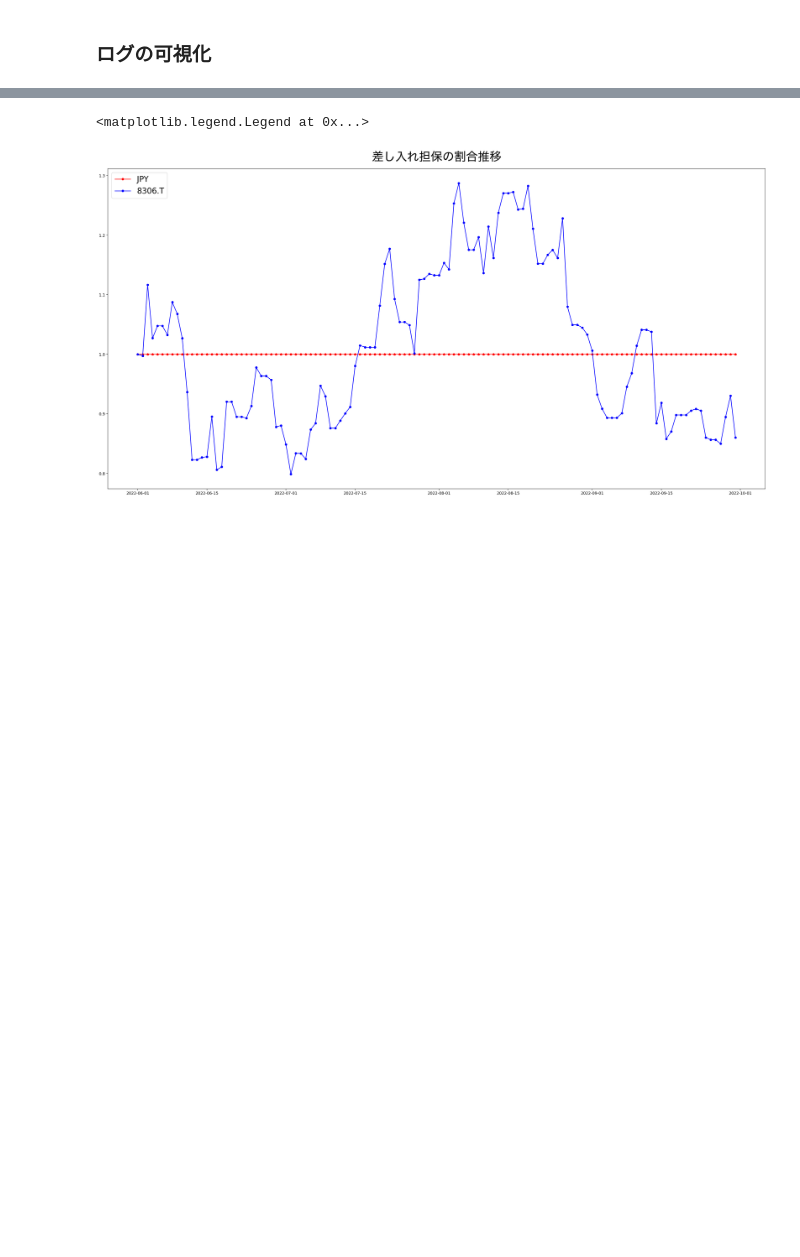
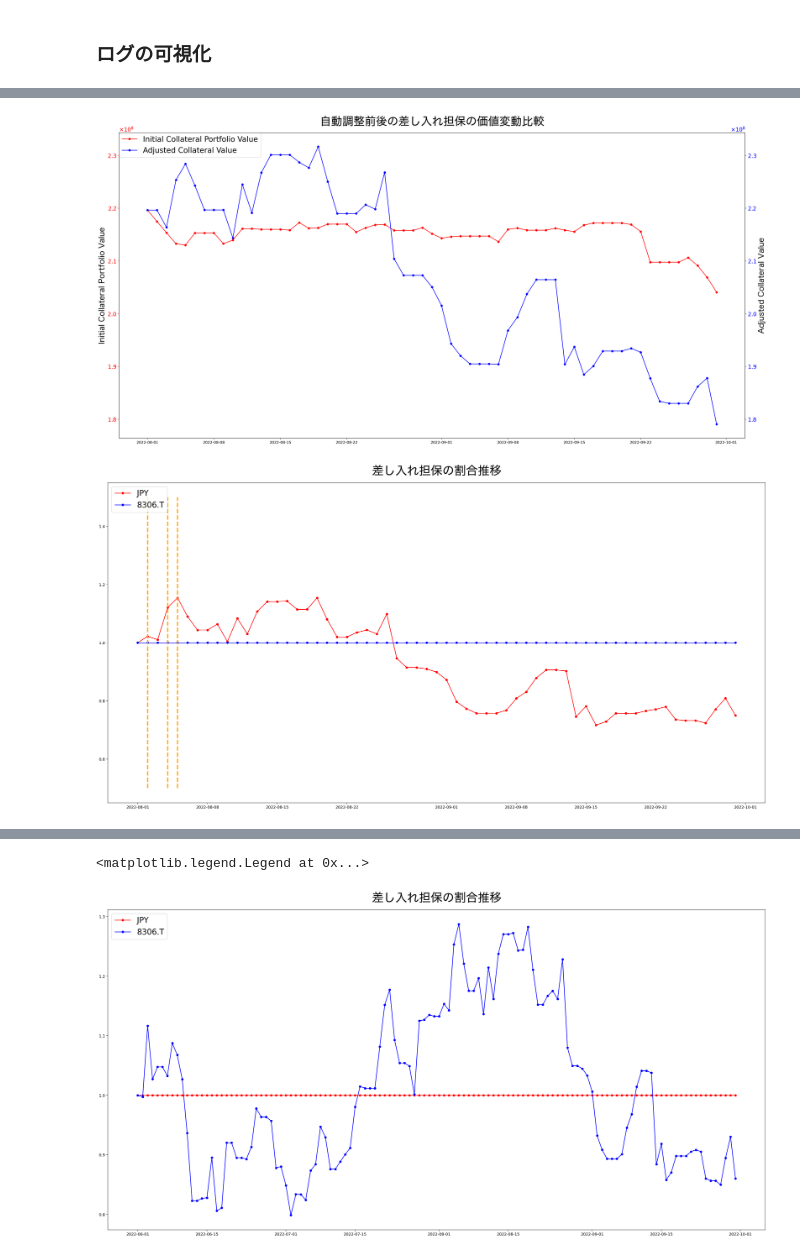
Before and after one commit to maru919/BC-experiment-simulator, a Jupyter notebook: sandbox/simulate_AutoAdjustment.ipynb, the cells around one changed output, grey strips where cells are left out. Saved outputs shown, nothing was run; the diff lists cells and outputs as text; code cells hidden in the pictures; blank space fills up the shorter version.

Commit message:
feat: update visualizer

```diff
--- a/sandbox/simulate_AutoAdjustment.ipynb
+++ b/sandbox/simulate_AutoAdjustment.ipynb
@@ -29,6 +29,24 @@ from pprint import pprint
 jct_portfolio_a = {
     'JPY': {
         'num': 100000000,
+        'is_usd': False,
+        'priority': 10,
+    },
+    '8306.T': {
+        'num': 2000000,
+        'is_usd': False,
+        'priority': 1,
+    },
+    '8604.T': {
+        'num': 100000,
+        'is_usd': False,
+        'priority': 0,
+    }
+}
+
+jct_portfolio_a1 = {
+    'JPY': {
+        'num': 1000000000,
         'is_usd': False,
         'priority': 10,
     },
@@ -299,0 +306,13 @@ End simulation REVERSE...
+# %%
+simulator_single = ExecuteAutoAdjustmentTransaction(jct_portfolio_a, st_portfolio_f, date(2022, 8, 1), date(2022,10,1),  options={
+    'lender_loan_ratio': 1.05,
+    'print_log': True,
+    'auto_deposit': True,
+    'is_dummy_data': False,
+    'is_reverse': True,
+    'is_single_adjustment': True,
+})
+
+print('Start simulation SINGLE...')
+logs_single = simulator_single.execute()
+print("End simulation SINGLE...")
@@ -393,0 +385,2 @@ collateral_percentages_reverse
+# %%
+visualizer_single = LogVisualizer(logs_single)
@@ -393,0 +405,6 @@ collateral_percentages_reverse
+# %%
+visualizer_single.compare_collateral_portfolio()
+collateral_percentages_single = visualizer_single.calc_collateral_percentage()
+# %% [output]
+[figure, added]
+[figure, added]
```
Also changed, not shown: parts of 13 cells of this notebook, 6 other files.
